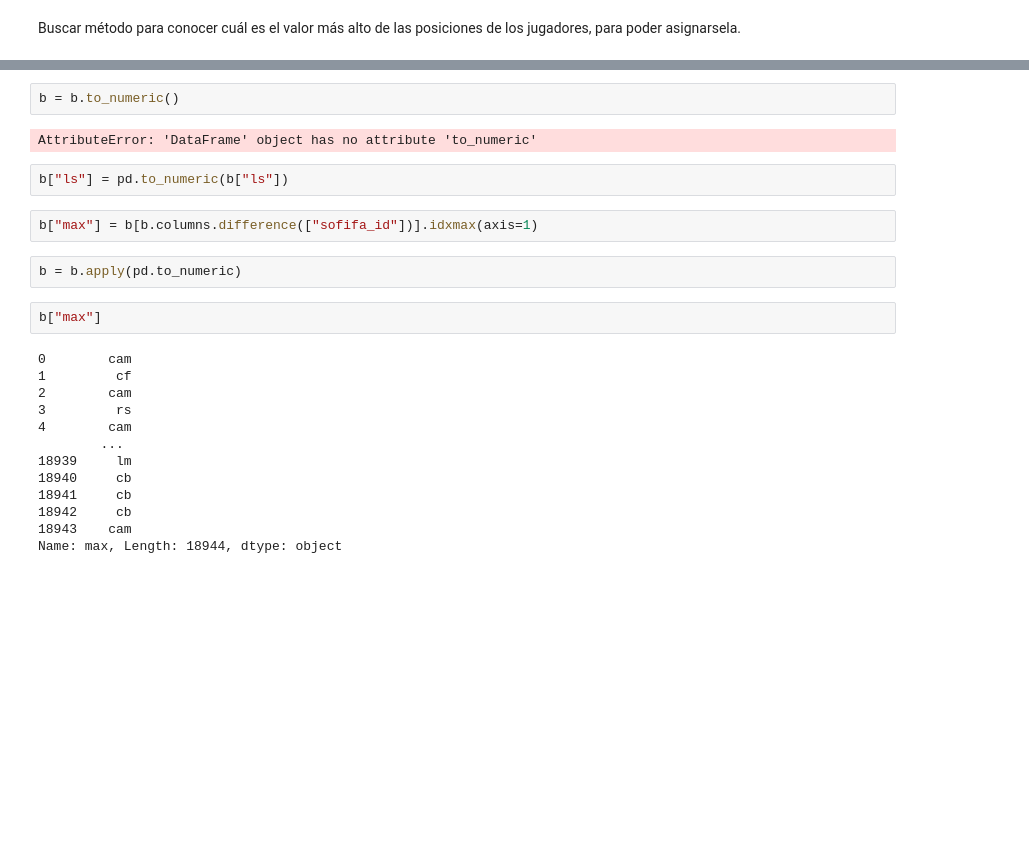
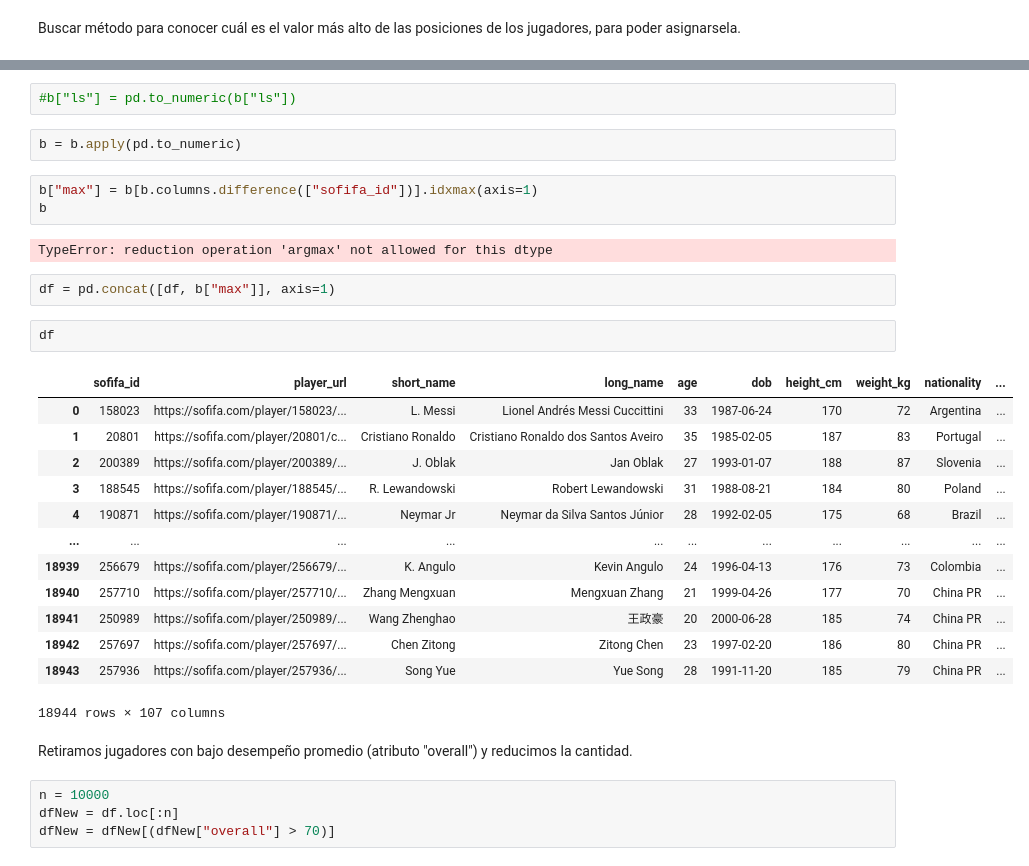
Before and after one commit to DiploDatos-Grupo2/AprendizajeNoSupervisado, a Jupyter notebook: TrabajoEntregable.ipynb, the cells around one changed output, grey strips where cells are left out. Drawn from its saved outputs; the diff is of its cells as text; blank space fills up the shorter version.

```diff
--- a/TrabajoEntregable.ipynb
+++ b/TrabajoEntregable.ipynb
@@ -180,25 +175,33 @@ TypeError: reduction operation 'argmax' not allowed for this dtype
-# %%
-b = b.to_numeric()
-# %% [output]
-AttributeError: 'DataFrame' object has no attribute 'to_numeric'
 # %%
-b["ls"] = pd.to_numeric(b["ls"])
+#b["ls"] = pd.to_numeric(b["ls"])
+# %%
+b = b.apply(pd.to_numeric)
 # %%
 b["max"] = b[b.columns.difference(["sofifa_id"])].idxmax(axis=1)
+b
+# %% [output]
+TypeError: reduction operation 'argmax' not allowed for this dtype
-# %%
-b = b.apply(pd.to_numeric)
-# %%
-b["max"]
-# %% [output]
-0        cam
-1         cf
-2        cam
-3         rs
-4        cam
-        ...
-18939     lm
-18940     cb
-18941     cb
-18942     cb
-18943    cam
-Name: max, Length: 18944, dtype: object
+# %%
+df = pd.concat([df, b["max"]], axis=1)
+# %%
+df
+# %% [output]
+|  | sofifa_id | player_url | short_name | long_name | age | dob | height_cm | weight_kg | nationality | ... |
+| 0 | 158023 | https://sofifa.com/player/158023/... | L. Messi | Lionel Andrés Messi Cuccittini | 33 | 1987-06-24 | 170 | 72 | Argentina | ... |
+| 1 | 20801 | https://sofifa.com/player/20801/c... | Cristiano Ronaldo | Cristiano Ronaldo dos Santos Aveiro | 35 | 1985-02-05 | 187 | 83 | Portugal | ... |
+| 2 | 200389 | https://sofifa.com/player/200389/... | J. Oblak | Jan Oblak | 27 | 1993-01-07 | 188 | 87 | Slovenia | ... |
+| 3 | 188545 | https://sofifa.com/player/188545/... | R. Lewandowski | Robert Lewandowski | 31 | 1988-08-21 | 184 | 80 | Poland | ... |
+| 4 | 190871 | https://sofifa.com/player/190871/... | Neymar Jr | Neymar da Silva Santos Júnior | 28 | 1992-02-05 | 175 | 68 | Brazil | ... |
+| ... | ... | ... | ... | ... | ... | ... | ... | ... | ... | ... |
+| 18939 | 256679 | https://sofifa.com/player/256679/... | K. Angulo | Kevin Angulo | 24 | 1996-04-13 | 176 | 73 | Colombia | ... |
+| 18940 | 257710 | https://sofifa.com/player/257710/... | Zhang Mengxuan | Mengxuan Zhang | 21 | 1999-04-26 | 177 | 70 | China PR | ... |
+| 18941 | 250989 | https://sofifa.com/player/250989/... | Wang Zhenghao | 王政豪 | 20 | 2000-06-28 | 185 | 74 | China PR | ... |
+| 18942 | 257697 | https://sofifa.com/player/257697/... | Chen Zitong | Zitong Chen | 23 | 1997-02-20 | 186 | 80 | China PR | ... |
+| 18943 | 257936 | https://sofifa.com/player/257936/... | Song Yue | Yue Song | 28 | 1991-11-20 | 185 | 79 | China PR | ... |
+18944 rows × 107 columns
+# %% [markdown]
+Retiramos jugadores con bajo desempeño promedio (atributo "overall") y reducimos la cantidad.
+# %%
+n = 10000
+dfNew = df.loc[:n]
+dfNew = dfNew[(dfNew["overall"] > 70)]
```
Also changed, not shown: parts of 28 cells of this notebook, 1 other file.
